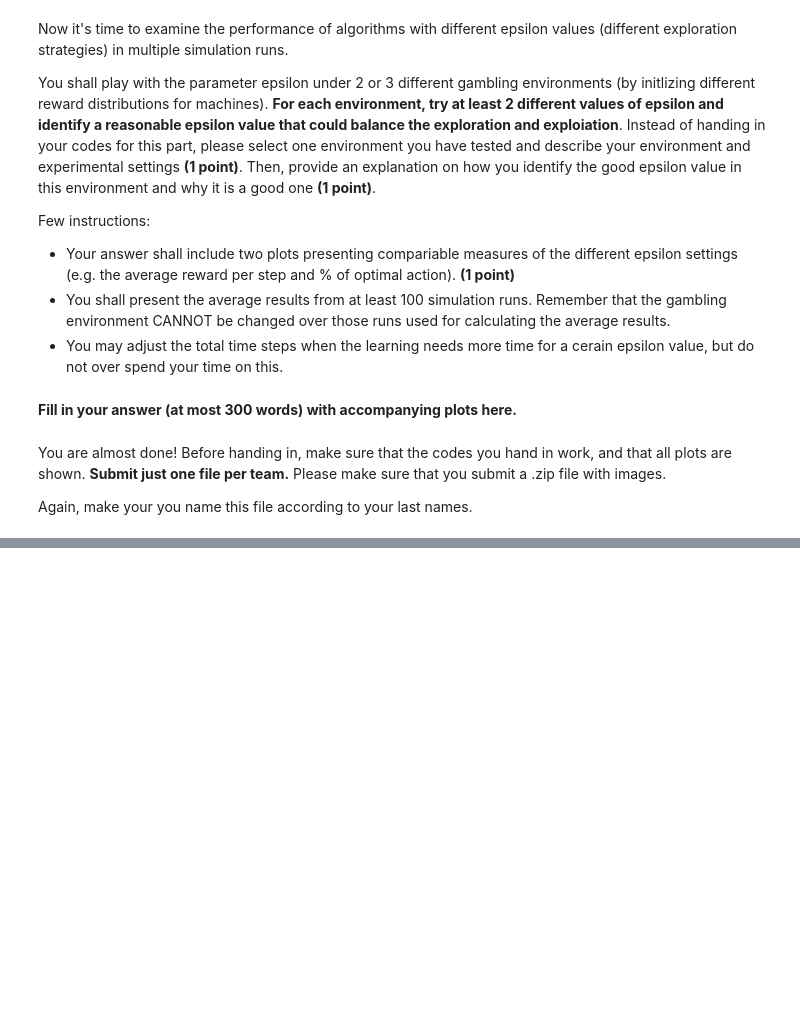
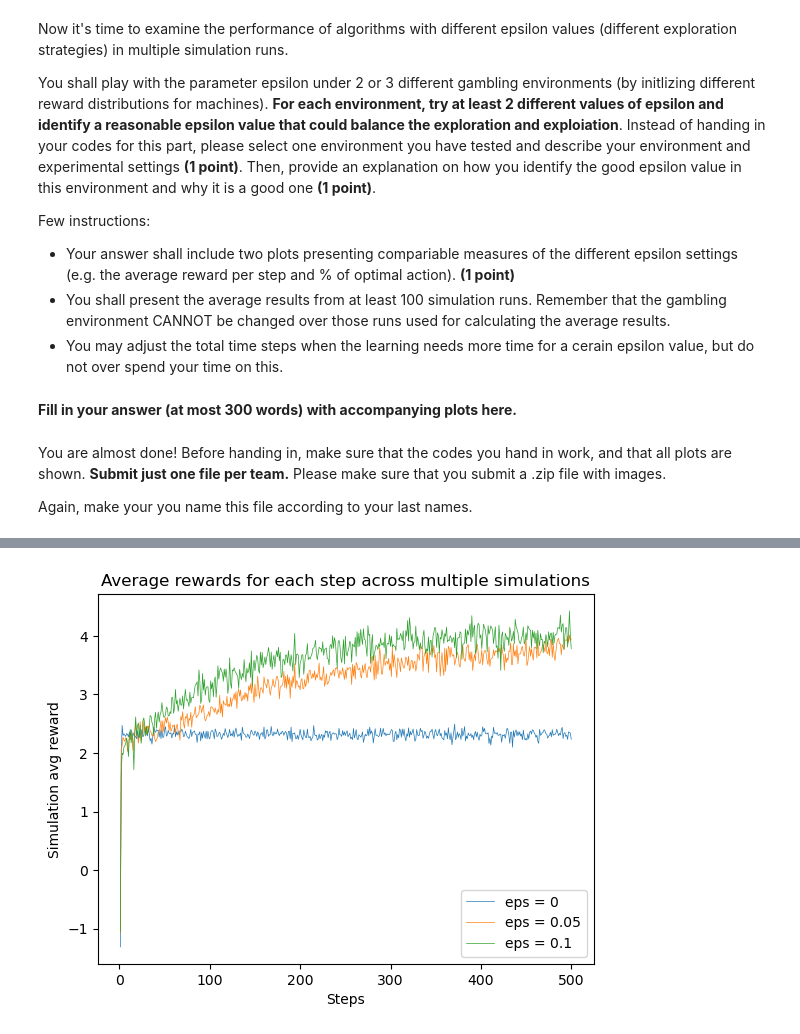
Before and after one commit to leonardocarboni/aml-carboni-bais, a Jupyter notebook: AML_ass1.ipynb, the cells around one changed output, grey strips where cells are left out. Saved outputs shown, nothing was run; the diff lists cells and outputs as text; code cells hidden in the pictures; blank space fills up the shorter version.

```diff
--- a/AML_ass1.ipynb
+++ b/AML_ass1.ipynb
@@ -184,22 +217,28 @@ epsilon = 0.01
 np.random.seed(num_seed)
 
 # init the environment
-env = "???"
+env = GamblingRoom(num_action)
 
 # delete the wrap
 env = env.unwrapped
 
 # show the action space
-print(env.action_space)
-
+sims = np.zeros(num_runs)
 # run multiple simulations
 for i_run in range(num_runs):
     ########## TODO: to be filled. ##########
 
     # init the epsilon-greedy RL agent
-    agent = "???"
+    agent = EplisonGreedyAgent(num_action, epsilon)
     # in each simulation run, loop the action selection
     # save the result variables you need
+    reward_tot = 0
+    for _ in range(num_episodes):
+        action = agent.select_action()
+        reward = env.step(action)[1]
+        agent.update_parameters(action, reward)
+        reward_tot += reward
+    sims[i_run] = reward_tot
+env.close()
 
-
-env.close()
+print(np.mean(sims))
@@ -218,3 +259,78 @@ Few instructions:
 You are almost done! Before handing in, make sure that the codes you hand in work, and that all plots are shown. **Submit just one file per team.** Please make sure that you submit a .zip file with images.
 
 Again, make your you name this file according to your last names.
+# %%
+import matplotlib.pyplot as plt
+import pandas as pd
+num_action = 20
+num_seed = 42
+num_runs = 150  # number of simulation runs
+num_episodes = 500  # number of steps in each run
+
+# set up the random seed
+np.random.seed(num_seed)
+
+# init the environment
+env = GamblingRoom(num_action)
+
+# delete the wrap
+env = env.unwrapped
+
+best_action = None
+best_mu = -10
+for i, sm in enumerate(env.r_machines):
+    if best_mu < sm.mu:
+        best_action = i
+
+# show the action space
+data = pd.DataFrame({'epsilon': np.arange(0,0.5,0.05), 'avg_step_rewards': [[]]*10, 'best_action_perc': [[0]]*10})
+steps_list = [[]]*10
+eps_ba = [[]]*10
+for i_eps, epsilon in enumerate(np.arange(0,0.5,0.05)):
+    step_ba = np.zeros(num_episodes)
+    steps_reward = np.zeros((num_runs, num_episodes))
+    sims = np.zeros(num_runs)
+    for i_run in range(num_runs):
+        agent = EplisonGreedyAgent(num_action, epsilon)
+        reward_tot = 0
+        for i_step in range(num_episodes):
+            action = agent.select_action()
+            reward = env.step(action)[1]
+            agent.update_parameters(action, reward)
+            reward_tot += reward
+            steps_reward[i_run, i_step] = reward
+            if action == best_action:
+                step_ba[i_step] += 1
+        sims[i_run] = reward_tot
+    eps_ba[i_eps] = step_ba
+    print(np.mean(sims))
+    steps_avg_reward = np.mean(steps_reward, axis = 0)
+    steps_list[i_eps] = steps_avg_reward
+env.close()
+data['avg_step_rewards'] = steps_list
+data['best_action_perc'] = eps_ba
+
+# avg reward plot
+plot1, = plt.plot(np.arange(1,501,1), data['avg_step_rewards'][0], label = 'eps = 0', linewidth = 0.5)
+
+plot2, = plt.plot(np.arange(1,501,1),data['avg_step_rewards'][1], label = 'eps = 0.05', linewidth = 0.5)
+
+plot3, = plt.plot(np.arange(1,501,1), data['avg_step_rewards'][2], label = 'eps = 0.1', linewidth = 0.5)
+plt.legend(handles = [plot1, plot2, plot3])
+plt.xlabel("Steps")
+plt.ylabel("Simulation avg reward")
+plt.title("Average rewards for each step across multiple simulations")
+plt.show()
+
+# %optimal action plot
+plot1, = plt.plot(np.arange(1,501,1), data['best_action_perc'][0], label = 'eps = 0', linewidth = 0.5)
+
+plot2, = plt.plot(np.arange(1,501,1),data['best_action_perc'][1], label = 'eps = 0.05', linewidth = 0.5)
+
+plot3, = plt.plot(np.arange(1,501,1), data['best_action_perc'][2], label = 'eps = 0.1', linewidth = 0.5)
+plt.legend(handles = [plot1, plot2, plot3])
+plt.xlabel("Steps")
+plt.ylabel("Optimal action choice %")
+plt.title("Optimal action percentage for each step")
+plt.show()
+# %% [output]
@@ -220,0 +347 @@ Again, make your you name this file according to your last names.
+[figure, added]
```
Also changed, not shown: parts of 8 cells of this notebook.
